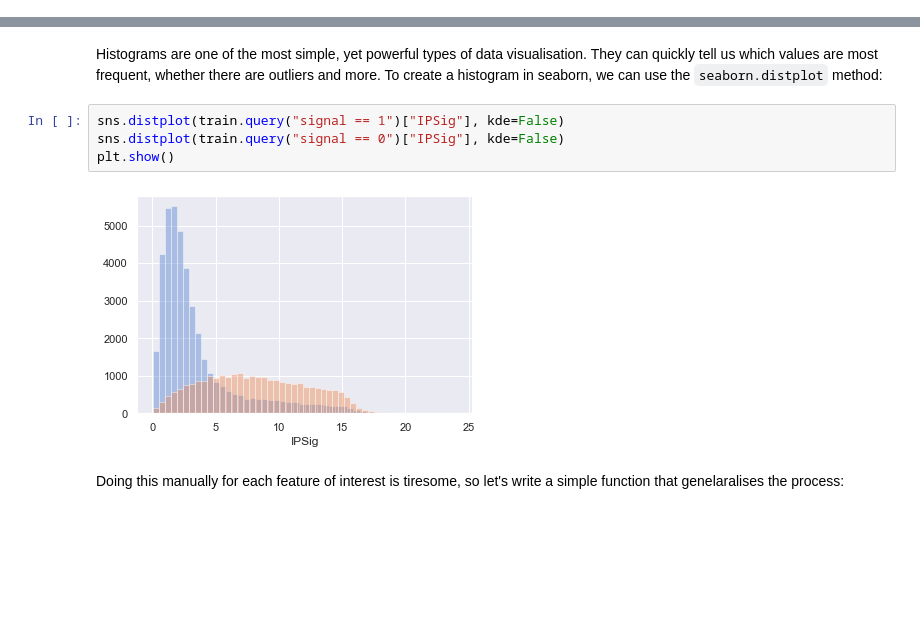
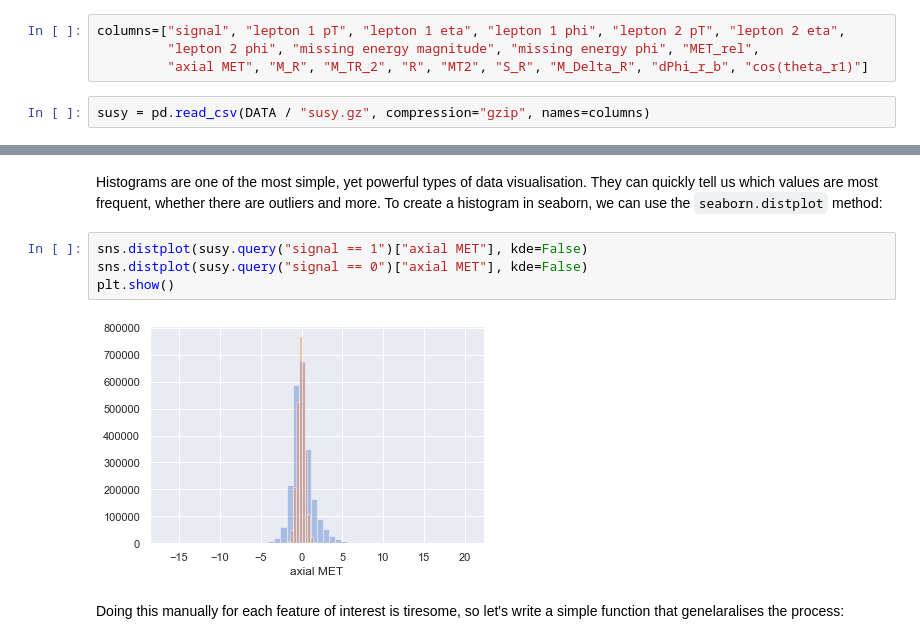
Before and after one commit to lewtun/hepml, a Jupyter notebook: notebooks/lesson01_intro-to-random-forests.ipynb, the cells around one changed output, grey strips where cells are left out. Cells and saved outputs as stored; diff of their text form; blank space fills up the shorter version.

```diff
--- a/notebooks/lesson01_intro-to-random-forests.ipynb
+++ b/notebooks/lesson01_intro-to-random-forests.ipynb
@@ -86,3 +82,9 @@ test = pd.read_csv(DATA / "tau_decays_test.csv")
+# %%
+columns=["signal", "lepton 1 pT", "lepton 1 eta", "lepton 1 phi", "lepton 2 pT", "lepton 2 eta",
+         "lepton 2 phi", "missing energy magnitude", "missing energy phi", "MET_rel",
+         "axial MET", "M_R", "M_TR_2", "R", "MT2", "S_R", "M_Delta_R", "dPhi_r_b", "cos(theta_r1)"]
+# %%
+susy = pd.read_csv(DATA / "susy.gz", compression="gzip", names=columns)
 # %% [markdown]
 ## Inspect the data
 # %% [markdown]
@@ -216,11 +184,11 @@ To create these plots we will use the [seaborn](https://seaborn.pydata.org/) dat
 # %% [markdown]
 Histograms are one of the most simple, yet powerful types of data visualisation. They can quickly tell us which values are most frequent, whether there are outliers and more. To create a histogram in seaborn, we can use the `seaborn.distplot` method:
 # %%
-sns.distplot(train.query("signal == 1")["IPSig"], kde=False)
-sns.distplot(train.query("signal == 0")["IPSig"], kde=False)
+sns.distplot(susy.query("signal == 1")["axial MET"], kde=False)
+sns.distplot(susy.query("signal == 0")["axial MET"], kde=False)
 plt.show()
 # %% [output]
-[figure, old version]
+[figure, new version]
 # %% [markdown]
 Doing this manually for each feature of interest is tiresome, so let's write a simple function that genelaralises the process:
 # %%
```
Also changed, not shown: parts of 90 cells of this notebook, 16 other files.
